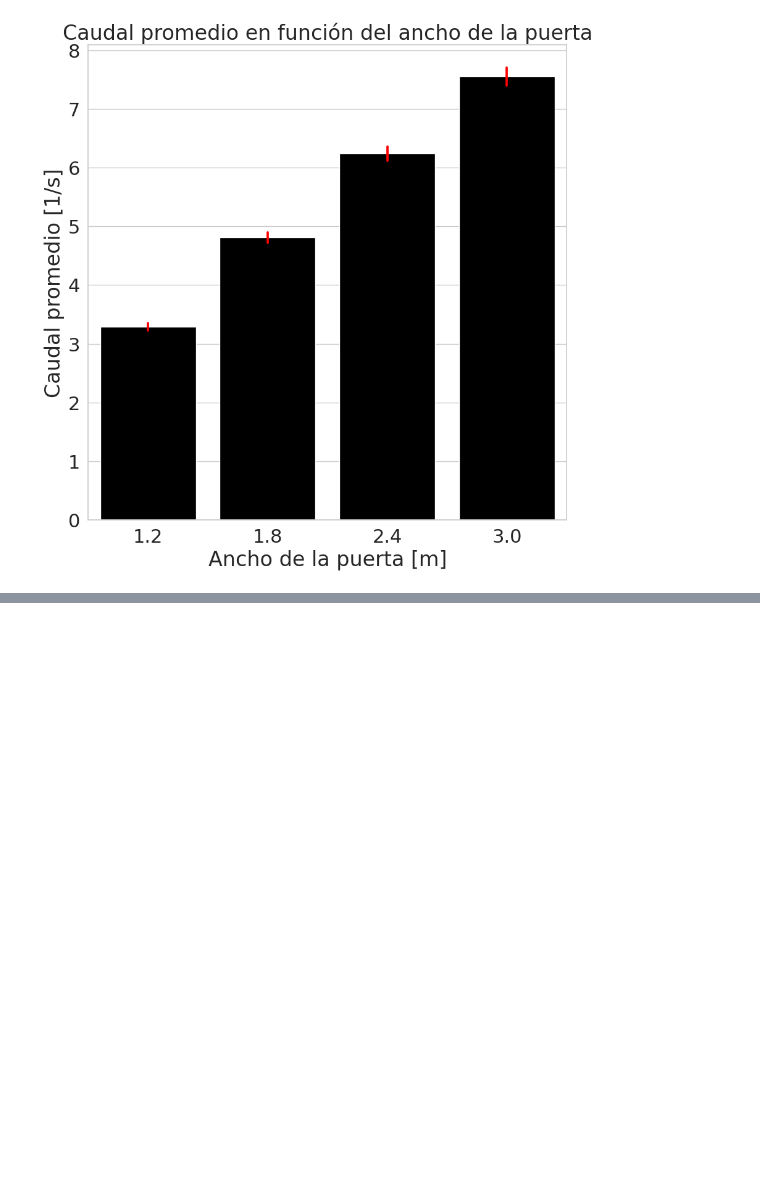
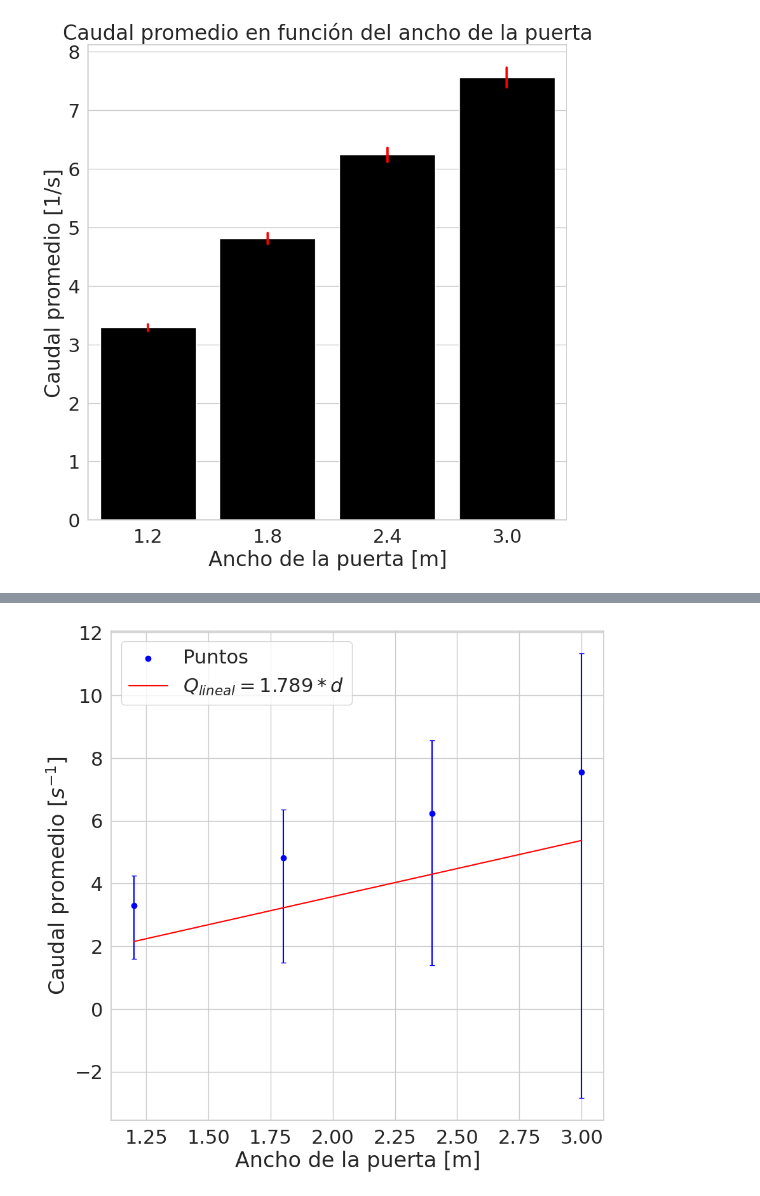
Before and after one commit to lvittor/ss, a Jupyter notebook: notebooks/tp5.ipynb, the cells around one changed output, grey strips where cells are left out. Drawn from its saved outputs; the diff is of its cells as text; code cells hidden in the pictures; blank space fills up the shorter version.

```diff
--- a/notebooks/tp5.ipynb
+++ b/notebooks/tp5.ipynb
@@ -361,3 +427,28 @@ plt.show()
+# %%
+# Definición de la función lineal y = mx + c
+def linear_func(x, m, c):
+    return m * x + c
+
+# Cálculo de la pendiente que minimiza el error
+m = min_m
+
+# Cálculo de los valores de y correspondientes a la función lineal
+Q_linear = linear_func(data.d, m, 0)
+
+# Gráfico de los puntos y la función lineal
+plt.scatter(data.d, data.Q, color='blue', label='Puntos')
+plt.errorbar(data.d, data.Q, yerr=[data.Q - data['min'], data['max'] - data.Q], fmt='none', color='blue', capsize=3)
+
+Q_linear = linear_func(data.d, min_m, 0)
+plt.plot(data.d, Q_linear, color='red', label='$Q_{lineal} = 1.789 * d$')
+
+plt.xlabel('Ancho de la puerta [m]')
+plt.ylabel('Caudal promedio [$s^{-1}$]')
+plt.grid(True)
+plt.legend()
+plt.show()
+# %% [output]
+[figure, added]
 # %%
 
 mean_simulation_b2 = mean_simulation_b.copy()
```
Also changed, not shown: parts of 6 cells of this notebook, 2 other files.
